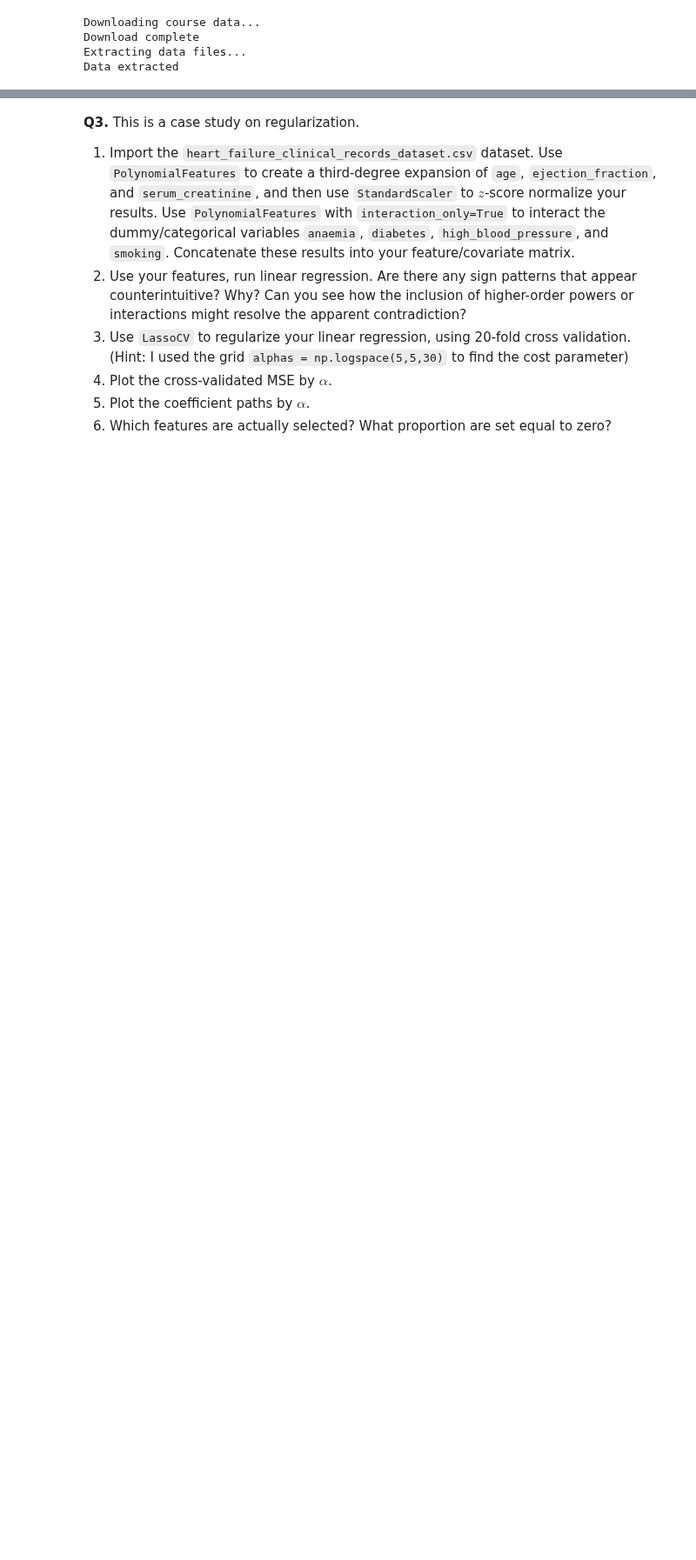
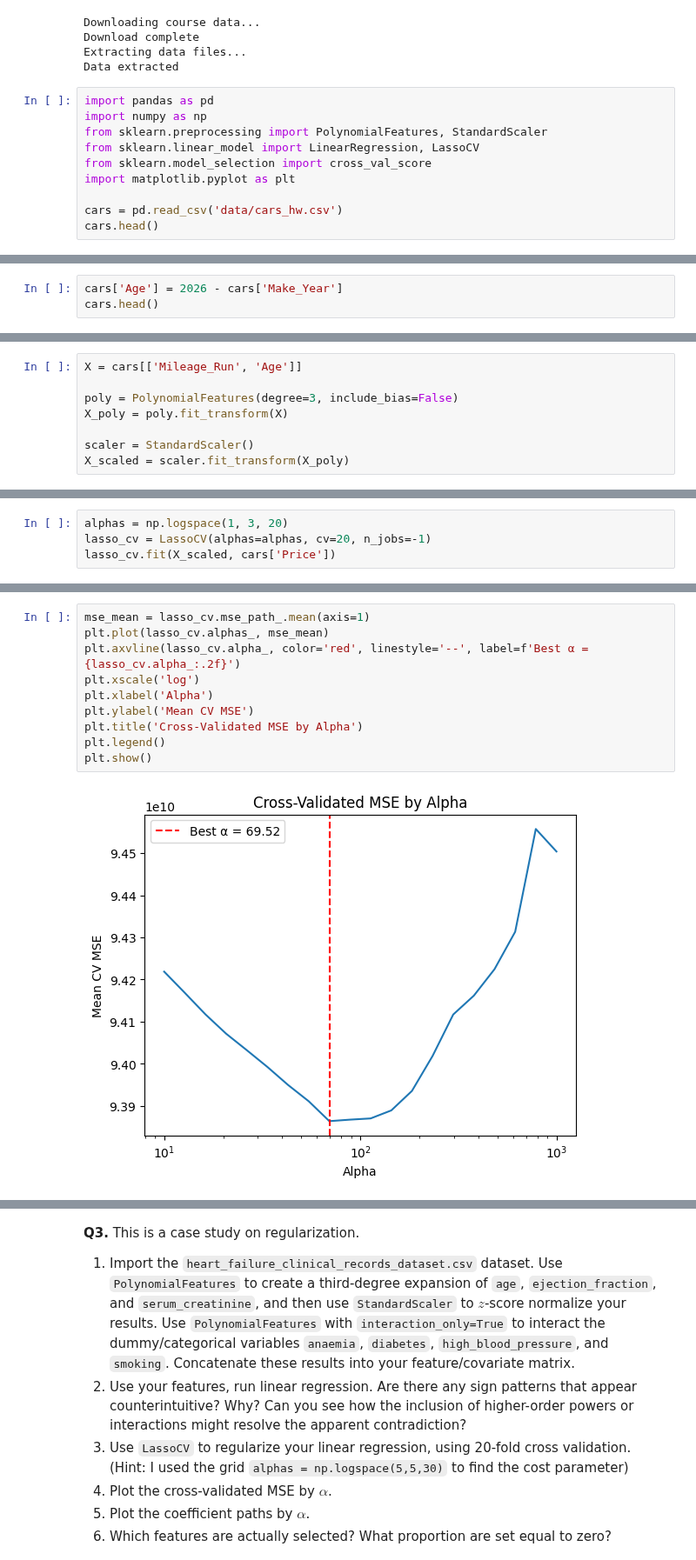
Before and after one commit to RexW999/undergrad_ml_assignments, a Jupyter notebook: 04_assignment_regularization.ipynb, the cells around one changed output, grey strips where cells are left out. Shown at 87% size. Cells and saved outputs as stored; diff of their text form; blank space fills up the shorter version.

```diff
--- a/04_assignment_regularization.ipynb
+++ b/04_assignment_regularization.ipynb
@@ -62,3 +62,13 @@ Downloading course data...
 Download complete
 Extracting data files...
 Data extracted
+# %%
+import pandas as pd
+import numpy as np
+from sklearn.preprocessing import PolynomialFeatures, StandardScaler
+from sklearn.linear_model import LinearRegression, LassoCV
+from sklearn.model_selection import cross_val_score
+import matplotlib.pyplot as plt
+
+cars = pd.read_csv('data/cars_hw.csv')
+cars.head()
@@ -64,0 +82,3 @@ Data extracted
+# %%
+cars['Age'] = 2026 - cars['Make_Year']
+cars.head()
@@ -64,0 +92,8 @@ Data extracted
+# %%
+X = cars[['Mileage_Run', 'Age']]
+
+poly = PolynomialFeatures(degree=3, include_bias=False)
+X_poly = poly.fit_transform(X)
+
+scaler = StandardScaler()
+X_scaled = scaler.fit_transform(X_poly)
@@ -64,0 +115,4 @@ Data extracted
+# %%
+alphas = np.logspace(1, 3, 20)
+lasso_cv = LassoCV(alphas=alphas, cv=20, n_jobs=-1)
+lasso_cv.fit(X_scaled, cars['Price'])
@@ -64,0 +126,12 @@ Data extracted
+# %%
+mse_mean = lasso_cv.mse_path_.mean(axis=1)
+plt.plot(lasso_cv.alphas_, mse_mean)
+plt.axvline(lasso_cv.alpha_, color='red', linestyle='--', label=f'Best α = {lasso_cv.alpha_:.2f}')
+plt.xscale('log')
+plt.xlabel('Alpha')
+plt.ylabel('Mean CV MSE')
+plt.title('Cross-Validated MSE by Alpha')
+plt.legend()
+plt.show()
+# %% [output]
+[figure, added]
```
Also changed, not shown: parts of 6 cells of this notebook.
